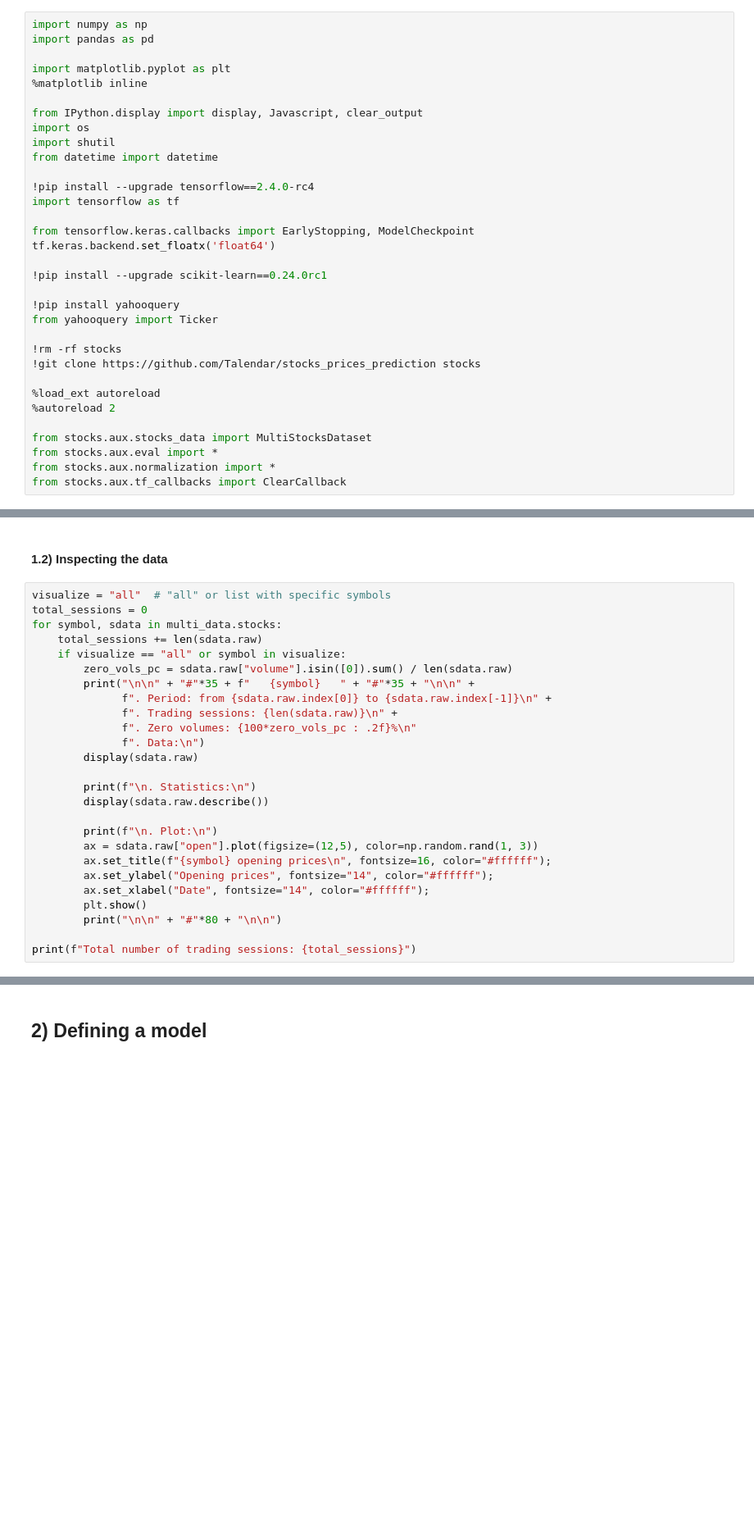
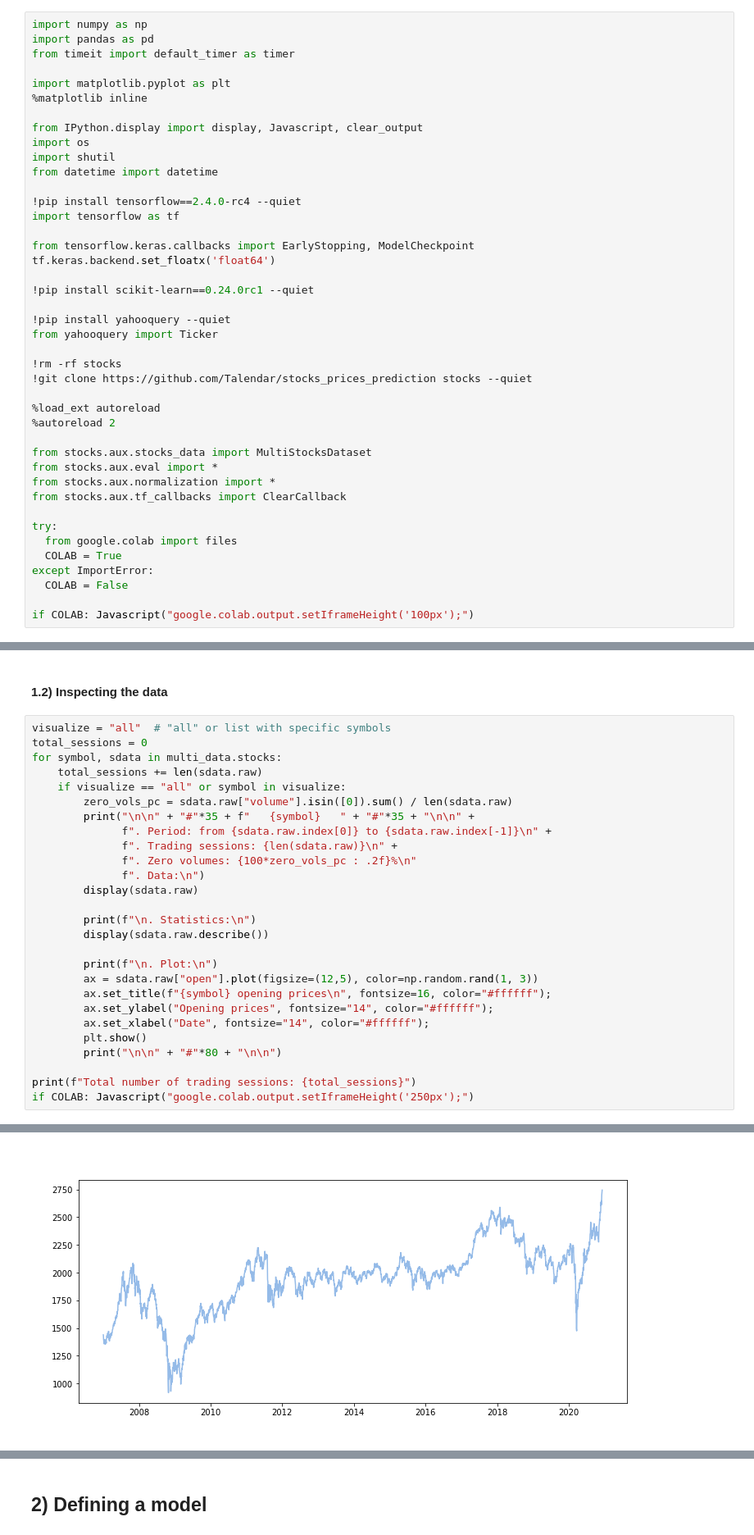
Before and after one commit to Talendar/stocks_prices_prediction, a Jupyter notebook: multi_stocks_price_prediction.ipynb, the cells around one changed output, grey strips where cells are left out. Shown at 82% size. Saved outputs shown, nothing was run; the diff lists cells and outputs as text; blank space fills up the shorter version.

```diff
--- a/multi_stocks_price_prediction.ipynb
+++ b/multi_stocks_price_prediction.ipynb
@@ -3,6 +7,7 @@
 # %%
 import numpy as np
 import pandas as pd
+from timeit import default_timer as timer
 
 import matplotlib.pyplot as plt
 %matplotlib inline
@@ -12,19 +17,19 @@ import os
 import shutil
 from datetime import datetime
 
-!pip install --upgrade tensorflow==2.4.0-rc4
+!pip install tensorflow==2.4.0-rc4 --quiet
 import tensorflow as tf
 
 from tensorflow.keras.callbacks import EarlyStopping, ModelCheckpoint
 tf.keras.backend.set_floatx('float64')
 
-!pip install --upgrade scikit-learn==0.24.0rc1
+!pip install scikit-learn==0.24.0rc1 --quiet
 
-!pip install yahooquery
+!pip install yahooquery --quiet
 from yahooquery import Ticker
 
 !rm -rf stocks
-!git clone https://github.com/Talendar/stocks_prices_prediction stocks
+!git clone https://github.com/Talendar/stocks_prices_prediction stocks --quiet
 
 %load_ext autoreload
 %autoreload 2
@@ -33,4 +38,12 @@ from stocks.aux.stocks_data import MultiStocksDataset
 from stocks.aux.eval import *
 from stocks.aux.normalization import *
 from stocks.aux.tf_callbacks import ClearCallback
+
+try:
+  from google.colab import files
+  COLAB = True
+except ImportError:
+  COLAB = False
+
+if COLAB: Javascript("google.colab.output.setIframeHeight('100px');")
 # %% [output]
@@ -160,3 +160,5 @@ for symbol, sdata in multi_data.stocks:
         print("\n\n" + "#"*80 + "\n\n")
 
 print(f"Total number of trading sessions: {total_sessions}")
+if COLAB: Javascript("google.colab.output.setIframeHeight('250px');")
+# %% [output]
@@ -162,0 +196 @@ print(f"Total number of trading sessions: {total_sessions}")
+[figure, added]
```
Also changed, not shown: parts of 24 cells of this notebook.
